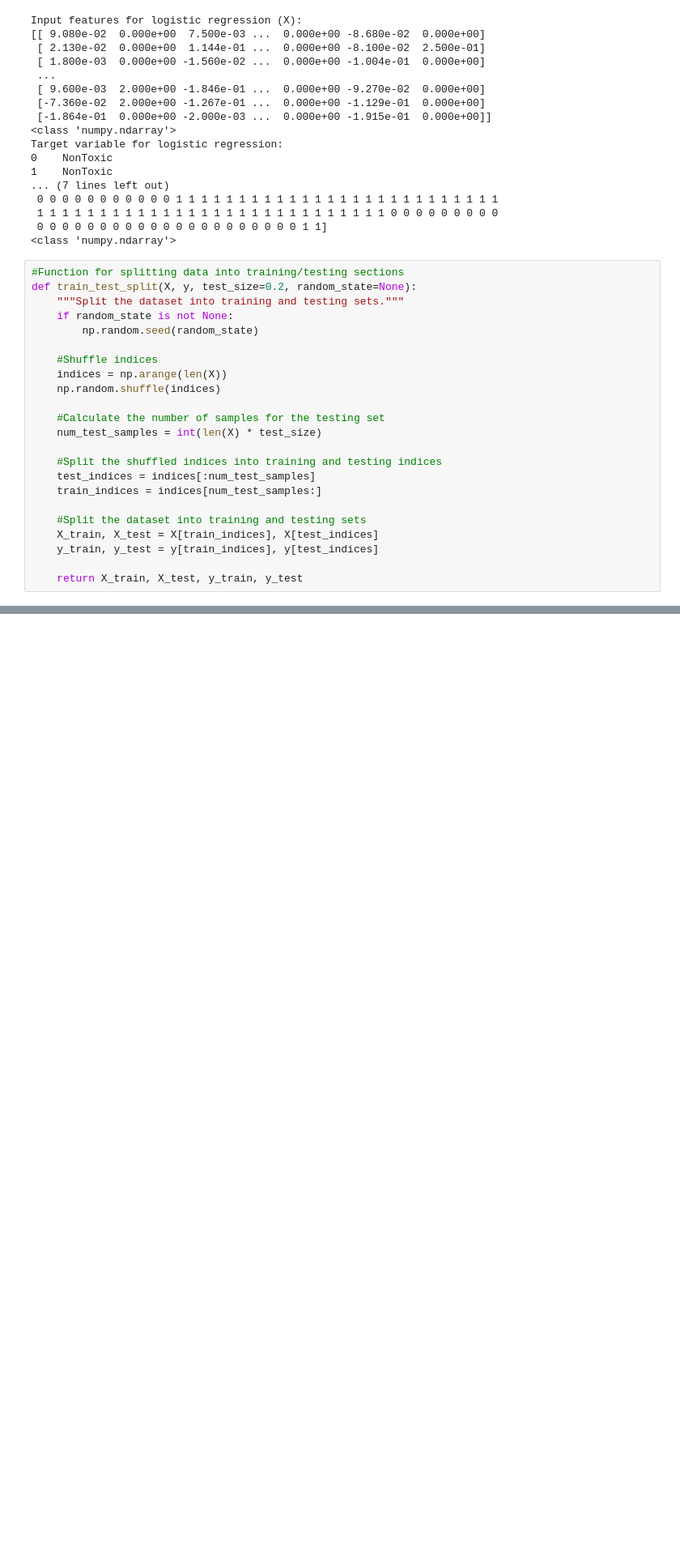
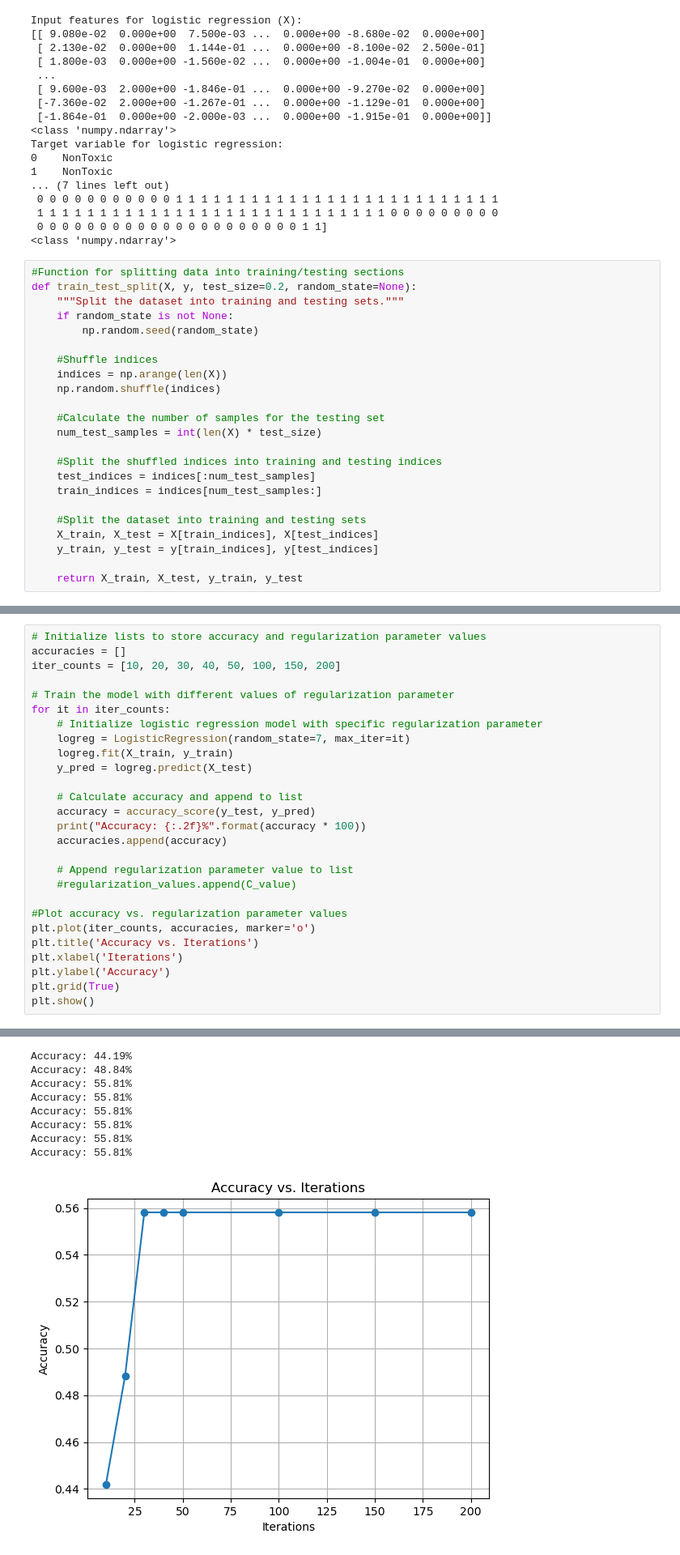
Before and after one commit to jonazhu/02620_ml_group5, a Jupyter notebook: FeatureEliminationLogisticRegression.ipynb, the cells around one changed output, grey strips where cells are left out. Shown: that part at 81% size. Drawn from its saved outputs; the diff is of its cells as text; blank space fills up the shorter version.

```diff
--- a/FeatureEliminationLogisticRegression.ipynb
+++ b/FeatureEliminationLogisticRegression.ipynb
@@ -246,0 +299,28 @@ plt.show()
+# %%
+# Initialize lists to store accuracy and regularization parameter values
+accuracies = []
+iter_counts = [10, 20, 30, 40, 50, 100, 150, 200]
+
+# Train the model with different values of regularization parameter
+for it in iter_counts:
+    # Initialize logistic regression model with specific regularization parameter
+    logreg = LogisticRegression(random_state=7, max_iter=it)
+    logreg.fit(X_train, y_train)
+    y_pred = logreg.predict(X_test)
+
+    # Calculate accuracy and append to list
+    accuracy = accuracy_score(y_test, y_pred)
+    print("Accuracy: {:.2f}%".format(accuracy * 100))
+    accuracies.append(accuracy)
+
+    # Append regularization parameter value to list
+    #regularization_values.append(C_value)
+
+#Plot accuracy vs. regularization parameter values
+plt.plot(iter_counts, accuracies, marker='o')
+plt.title('Accuracy vs. Iterations')
+plt.xlabel('Iterations')
+plt.ylabel('Accuracy')
+plt.grid(True)
+plt.show()
+# %% [output]
@@ -246,0 +344,9 @@ plt.show()
+Accuracy: 44.19%
+Accuracy: 48.84%
+Accuracy: 55.81%
+Accuracy: 55.81%
+Accuracy: 55.81%
+Accuracy: 55.81%
+Accuracy: 55.81%
+Accuracy: 55.81%
+[figure, added]
```
Also changed, not shown: parts of 10 cells of this notebook.
